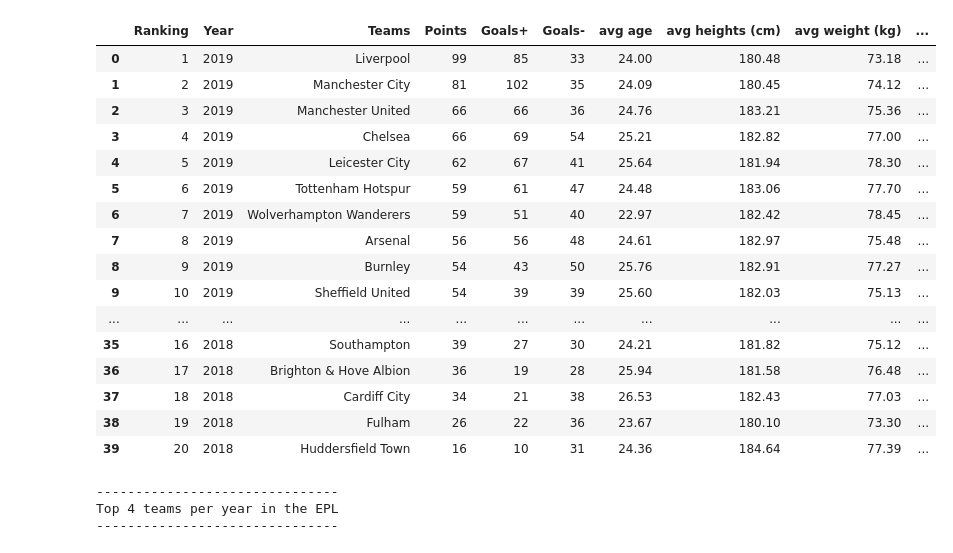
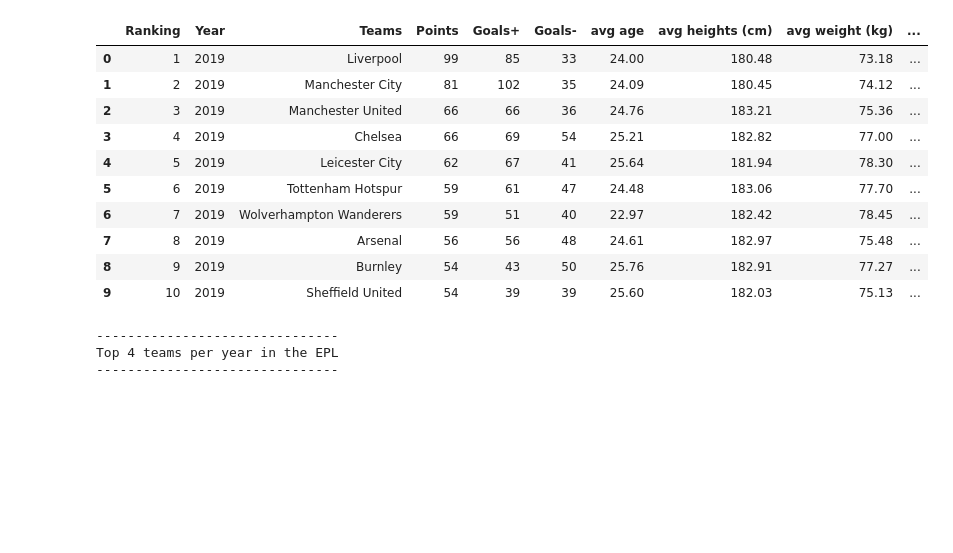
Before and after one commit to QuentinMahieu/Project_Soccer, a Jupyter notebook: mainanalysis.ipynb, the cells around one changed output. Cells and saved outputs as stored; diff of their text form; code cells hidden in the pictures; blank space fills up the shorter version.

```diff
--- a/mainanalysis.ipynb
+++ b/mainanalysis.ipynb
@@ -1,33 +1,30 @@
 # %%
 import pandas as pd
 import matplotlib.pyplot as plt
+import numpy as np
+import scipy.stats as stats
+import os
 #cleaned
 eng_path = "Team_player_data/cleaned/EPL.csv"
 it_path = "Team_player_data/cleaned/SerieA.csv"
 spain_path = "Team_player_data/cleaned/Liga.csv"
 
 #read the cleaned data
 eng_df = pd.read_csv(eng_path)
 it_df = pd.read_csv(it_path)
 spain_df = pd.read_csv(spain_path)
-eng_df.head(40)
+eng_df.head(10)
 # %% [output]
 |  | Ranking | Year | Teams | Points | Goals+ | Goals- | avg age | avg heights (cm) | avg weight (kg) | ... |
 | 0 | 1 | 2019 | Liverpool | 99 | 85 | 33 | 24.00 | 180.48 | 73.18 | ... |
 | 1 | 2 | 2019 | Manchester City | 81 | 102 | 35 | 24.09 | 180.45 | 74.12 | ... |
 | 2 | 3 | 2019 | Manchester United | 66 | 66 | 36 | 24.76 | 183.21 | 75.36 | ... |
 | 3 | 4 | 2019 | Chelsea | 66 | 69 | 54 | 25.21 | 182.82 | 77.00 | ... |
 | 4 | 5 | 2019 | Leicester City | 62 | 67 | 41 | 25.64 | 181.94 | 78.30 | ... |
 | 5 | 6 | 2019 | Tottenham Hotspur | 59 | 61 | 47 | 24.48 | 183.06 | 77.70 | ... |
 | 6 | 7 | 2019 | Wolverhampton Wanderers | 59 | 51 | 40 | 22.97 | 182.42 | 78.45 | ... |
 | 7 | 8 | 2019 | Arsenal | 56 | 56 | 48 | 24.61 | 182.97 | 75.48 | ... |
 | 8 | 9 | 2019 | Burnley | 54 | 43 | 50 | 25.76 | 182.91 | 77.27 | ... |
 | 9 | 10 | 2019 | Sheffield United | 54 | 39 | 39 | 25.60 | 182.03 | 75.13 | ... |
-| ... | ... | ... | ... | ... | ... | ... | ... | ... | ... | ... |
-| 35 | 16 | 2018 | Southampton | 39 | 27 | 30 | 24.21 | 181.82 | 75.12 | ... |
-| 36 | 17 | 2018 | Brighton & Hove Albion | 36 | 19 | 28 | 25.94 | 181.58 | 76.48 | ... |
-| 37 | 18 | 2018 | Cardiff City | 34 | 21 | 38 | 26.53 | 182.43 | 77.03 | ... |
-| 38 | 19 | 2018 | Fulham | 26 | 22 | 36 | 23.67 | 180.10 | 73.30 | ... |
-| 39 | 20 | 2018 | Huddersfield Town | 16 | 10 | 31 | 24.36 | 184.64 | 77.39 | ... |
 # %%
 #Preparation usefull dataframes
```
Also changed, not shown: parts of 17 cells of this notebook.
